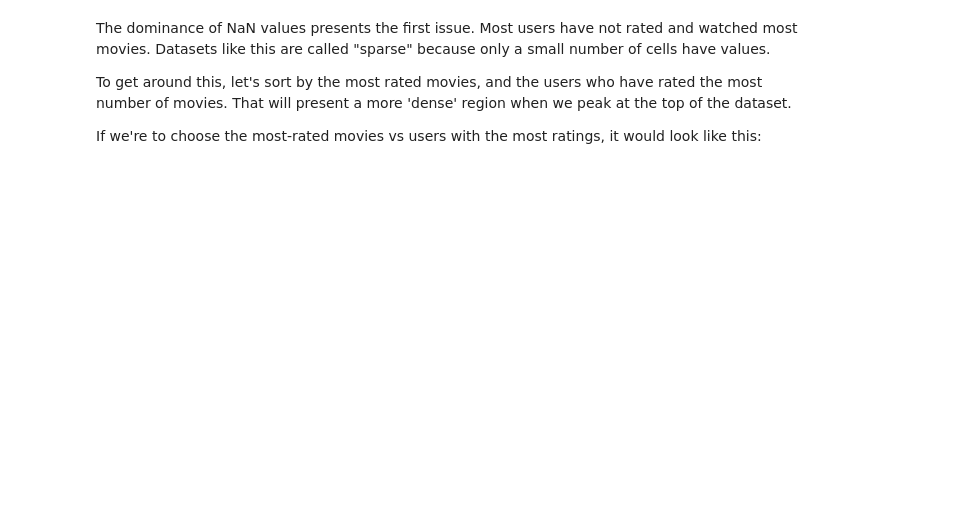
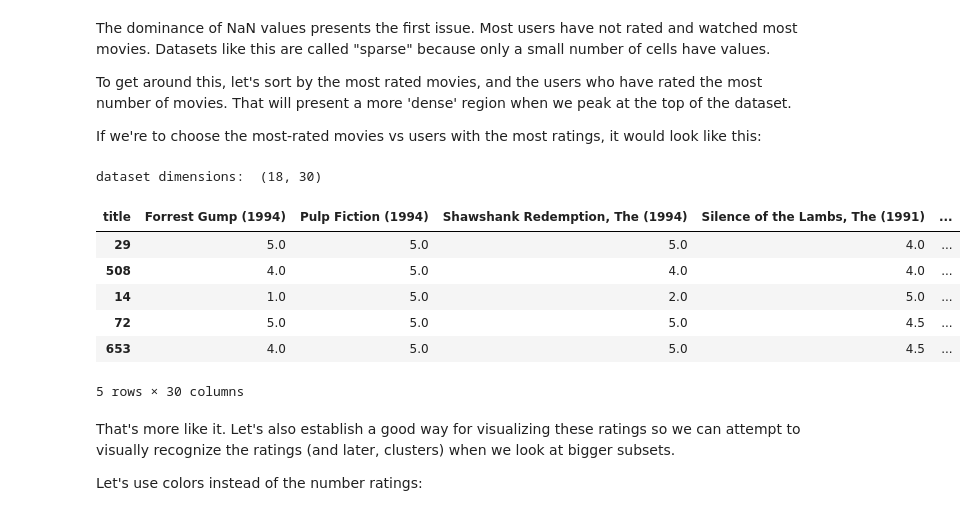
Before and after one commit to R-aryan/Movie-Ratings, a Jupyter notebook: movie_ratings.ipynb, the cells around one changed output. Drawn from its saved outputs; the diff is of its cells as text; code cells hidden in the pictures; blank space fills up the shorter version.

```diff
--- a/movie_ratings.ipynb
+++ b/movie_ratings.ipynb
@@ -296,3 +296,23 @@ The dominance of NaN values presents the first issue. Most users have not rated
 To get around this, let's sort by the most rated movies, and the users who have rated the most number of movies. That will present a more 'dense' region when we peak at the top of the dataset.
 
 If we're to choose the most-rated movies vs users with the most ratings, it would look like this:
+# %%
+n_movies = 30
+n_users = 18
+most_rated_movies_users_selection = helper.sort_by_rating_density(user_movie_ratings, n_movies, n_users)
+
+print('dataset dimensions: ', most_rated_movies_users_selection.shape)
+most_rated_movies_users_selection.head()
+# %% [output]
+dataset dimensions:  (18, 30)
+| title | Forrest Gump (1994) | Pulp Fiction (1994) | Shawshank Redemption, The (1994) | Silence of the Lambs, The (1991) | ... |
+| 29 | 5.0 | 5.0 | 5.0 | 4.0 | ... |
+| 508 | 4.0 | 5.0 | 4.0 | 4.0 | ... |
+| 14 | 1.0 | 5.0 | 2.0 | 5.0 | ... |
+| 72 | 5.0 | 5.0 | 5.0 | 4.5 | ... |
+| 653 | 4.0 | 5.0 | 5.0 | 4.5 | ... |
+5 rows × 30 columns
+# %% [markdown]
+That's more like it. Let's also establish a good way for visualizing these ratings so we can attempt to visually recognize the ratings (and later, clusters) when we look at bigger subsets.
+
+Let's use colors instead of the number ratings:
```
